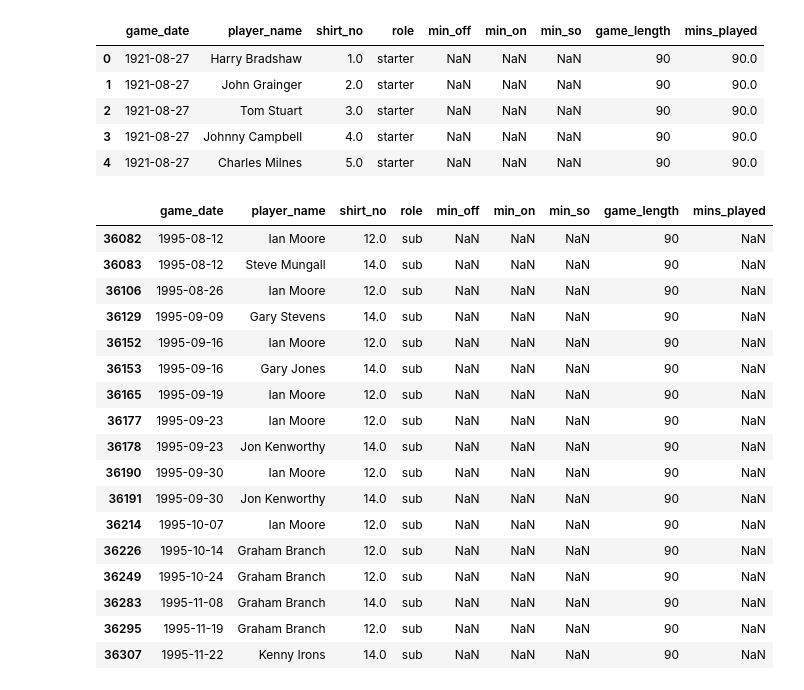
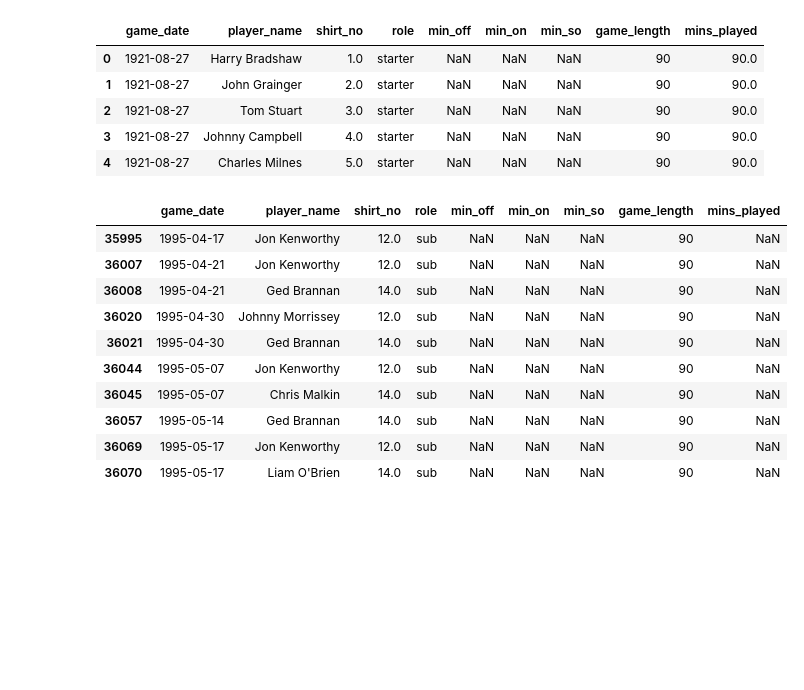
Before and after one commit to petebrown/pre-2023-data-prep, a Jupyter notebook: data-pipeline-prep.ipynb, the cells around one changed output. Drawn from its saved outputs; the diff is of its cells as text; code cells hidden in the pictures; blank space fills up the shorter version.

```diff
--- a/data-pipeline-prep.ipynb
+++ b/data-pipeline-prep.ipynb
@@ -85,7 +85,7 @@ cup_game_details = pd.read_csv("https://raw.githubusercontent.com/petebrown/comp
 cup_game_details.loc[cup_game_details.game_date == "1984-05-18", "cup_leg"] = np.nan
 cup_game_details.loc[cup_game_details.game_date == "1984-05-18", "cup_stage"] = cup_game_details.loc[cup_game_details.game_date == "1984-05-18"].cup_stage.str.replace(" (1st leg)", "")
 
-cup_game_details.loc[cup_game_details.game_date.isin(["2014-10-07", "2014-12-09"]), "aet"] = 1
+cup_game_details.loc[cup_game_details.game_date.isin(["2014-10-07", "2014-12-09", "1995-11-08"]), "aet"] = 1
 
 cup_game_details.ko_time = pd.to_datetime(cup_game_details.ko_time.str.replace(".", ":"), format =
 "%I:%M%p").dt.time
@@ -406,6 +406,9 @@ sb_sub_mins = pd.read_csv("https://raw.githubusercontent.com/petebrown/scrape-ev
 
 # Import manual fixes to Soccerbase sub data
 sb_sub_min_fixes = pd.read_csv("https://raw.githubusercontent.com/petebrown/complete-record/main/seasons/manual/sb_sub_fixes.csv", parse_dates = ["game_date"])[["game_date", "player_name", "min_on", "min_off"]]
+
+ # Fix known error with Luke Norris sub v. Barrow
+sb_sub_mins.loc[(sb_sub_mins.game_date == "2023-08-05") & (sb_sub_mins.player_name == "Luke Norris"), 'min_off'] = np.nan
 
 # Filter out sendings off
 sb_sub_mins = sb_sub_mins[~((sb_sub_mins.min_on.isna()) & (sb_sub_mins.min_off.isna()))]
@@ -836,23 +868,16 @@ player_events.head()
 | 3 | 1921-08-27 | Johnny Campbell | 4.0 | starter | NaN | NaN | NaN | 90 | 90.0 |
 | 4 | 1921-08-27 | Charles Milnes | 5.0 | starter | NaN | NaN | NaN | 90 | 90.0 |
 # %%
-player_events[(player_events.role == "sub") & (np.isnan(player_events.min_on))].tail(17)
+player_events[(player_events.role == "sub") & (np.isnan(player_events.min_on))].tail(10)
 # %% [output]
 |  | game_date | player_name | shirt_no | role | min_off | min_on | min_so | game_length | mins_played |
-| 36082 | 1995-08-12 | Ian Moore | 12.0 | sub | NaN | NaN | NaN | 90 | NaN |
-| 36083 | 1995-08-12 | Steve Mungall | 14.0 | sub | NaN | NaN | NaN | 90 | NaN |
-| 36106 | 1995-08-26 | Ian Moore | 12.0 | sub | NaN | NaN | NaN | 90 | NaN |
-| 36129 | 1995-09-09 | Gary Stevens | 14.0 | sub | NaN | NaN | NaN | 90 | NaN |
-| 36152 | 1995-09-16 | Ian Moore | 12.0 | sub | NaN | NaN | NaN | 90 | NaN |
-| 36153 | 1995-09-16 | Gary Jones | 14.0 | sub | NaN | NaN | NaN | 90 | NaN |
-| 36165 | 1995-09-19 | Ian Moore | 12.0 | sub | NaN | NaN | NaN | 90 | NaN |
-| 36177 | 1995-09-23 | Ian Moore | 12.0 | sub | NaN | NaN | NaN | 90 | NaN |
-| 36178 | 1995-09-23 | Jon Kenworthy | 14.0 | sub | NaN | NaN | NaN | 90 | NaN |
-| 36190 | 1995-09-30 | Ian Moore | 12.0 | sub | NaN | NaN | NaN | 90 | NaN |
-| 36191 | 1995-09-30 | Jon Kenworthy | 14.0 | sub | NaN | NaN | NaN | 90 | NaN |
-| 36214 | 1995-10-07 | Ian Moore | 12.0 | sub | NaN | NaN | NaN | 90 | NaN |
-| 36226 | 1995-10-14 | Graham Branch | 12.0 | sub | NaN | NaN | NaN | 90 | NaN |
-| 36249 | 1995-10-24 | Graham Branch | 12.0 | sub | NaN | NaN | NaN | 90 | NaN |
-| 36283 | 1995-11-08 | Graham Branch | 14.0 | sub | NaN | NaN | NaN | 90 | NaN |
-| 36295 | 1995-11-19 | Graham Branch | 12.0 | sub | NaN | NaN | NaN | 90 | NaN |
-| 36307 | 1995-11-22 | Kenny Irons | 14.0 | sub | NaN | NaN | NaN | 90 | NaN |
+| 35995 | 1995-04-17 | Jon Kenworthy | 12.0 | sub | NaN | NaN | NaN | 90 | NaN |
+| 36007 | 1995-04-21 | Jon Kenworthy | 12.0 | sub | NaN | NaN | NaN | 90 | NaN |
+| 36008 | 1995-04-21 | Ged Brannan | 14.0 | sub | NaN | NaN | NaN | 90 | NaN |
+| 36020 | 1995-04-30 | Johnny Morrissey | 12.0 | sub | NaN | NaN | NaN | 90 | NaN |
+| 36021 | 1995-04-30 | Ged Brannan | 14.0 | sub | NaN | NaN | NaN | 90 | NaN |
+| 36044 | 1995-05-07 | Jon Kenworthy | 12.0 | sub | NaN | NaN | NaN | 90 | NaN |
+| 36045 | 1995-05-07 | Chris Malkin | 14.0 | sub | NaN | NaN | NaN | 90 | NaN |
+| 36057 | 1995-05-14 | Ged Brannan | 14.0 | sub | NaN | NaN | NaN | 90 | NaN |
+| 36069 | 1995-05-17 | Jon Kenworthy | 12.0 | sub | NaN | NaN | NaN | 90 | NaN |
+| 36070 | 1995-05-17 | Liam O'Brien | 14.0 | sub | NaN | NaN | NaN | 90 | NaN |
```
Also changed, not shown: parts of 8 cells of this notebook, 7 other files.
